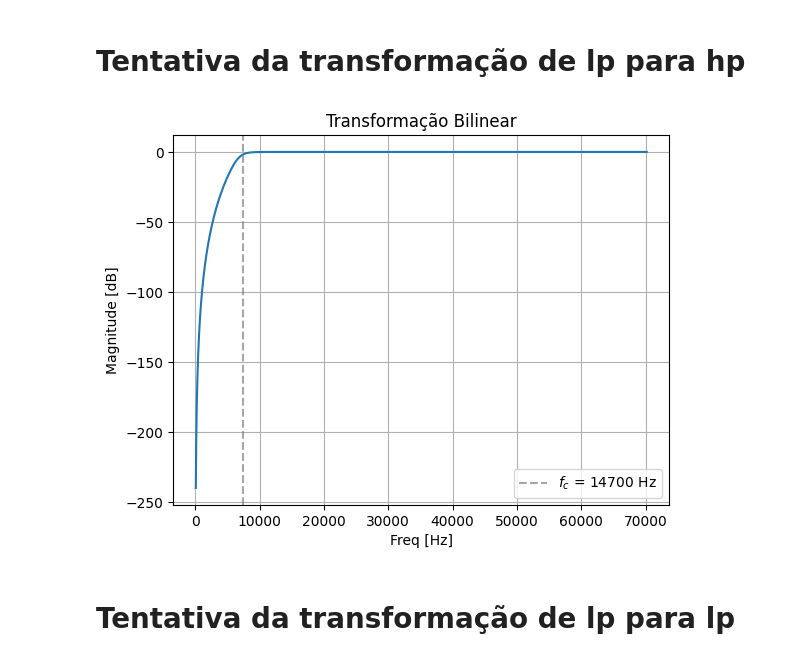
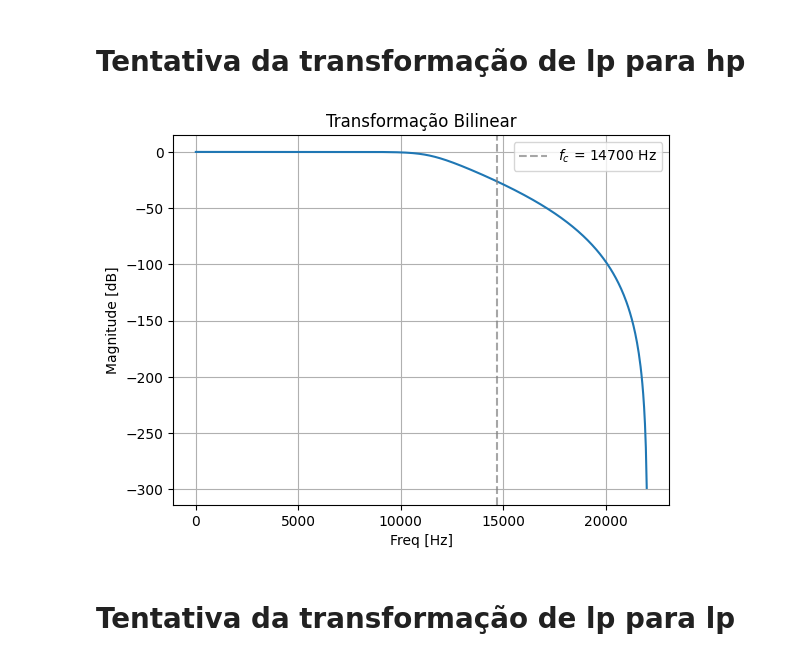
Before and after one commit to pedrohugo-psc/PDS_Trabalho, a Jupyter notebook: filtrobutter.ipynb, the cells around one changed output. Cells and saved outputs as stored; diff of their text form; code cells hidden in the pictures.

```diff
--- a/filtrobutter.ipynb
+++ b/filtrobutter.ipynb
@@ -291,19 +354,33 @@ plt.show()
 # %%
 from scipy import signal
 
 hp_num,hp_den = signal.lp2hp(butter_numerador, butter_denominador,wn)
 bsh,ash = signal.freqs(hp_num,hp_den)
 
-plt.plot(bsh*fs/(2*np.pi), 20*np.log10(np.abs(ash)))
-plt.axvline(x=fc/2, color='gray', ls='--', label='$f_c$ = {} Hz'.format(round(fc)), alpha=0.7)
+# plt.plot(bsh*fs/(2*np.pi), 20*np.log10(np.abs(ash)))
+# plt.axvline(x=fc/2, color='gray', ls='--', label='$f_c$ = {} Hz'.format(round(fc)), alpha=0.7)
+# plt.legend()
+# plt.title('Transformação Bilinear')
+# plt.xlabel('Freq [Hz]')
+# plt.ylabel('Magnitude [dB]')
+# plt.grid()
+# plt.show()
+butter_numerador[0::2] = -butter_numerador[0::2]
+butter_denominador[0::2] = -butter_denominador[0::2]
+
+filtz_hp = dlti(*bilinear(butter_numerador,butter_denominador, fs=sampling_freq))
+bzh,azh = signal.freqz(filtz_hp.num,filtz_hp.den)
+
+plt.plot(bzh*fs/(2*np.pi), 20*np.log10(np.abs(azh)))
+plt.axvline(x=fc, color='gray', ls='--', label='$f_c$ = {} Hz'.format(round(fc)), alpha=0.7)
 plt.legend()
 plt.title('Transformação Bilinear')
 plt.xlabel('Freq [Hz]')
 plt.ylabel('Magnitude [dB]')
 plt.grid()
 plt.show()
 # %% [output]
-[figure, old version]
+[figure, new version]
 # %% [markdown]
 # Tentativa da transformação de lp para lp
 # %%
```
Also changed, not shown: parts of 21 cells of this notebook.
